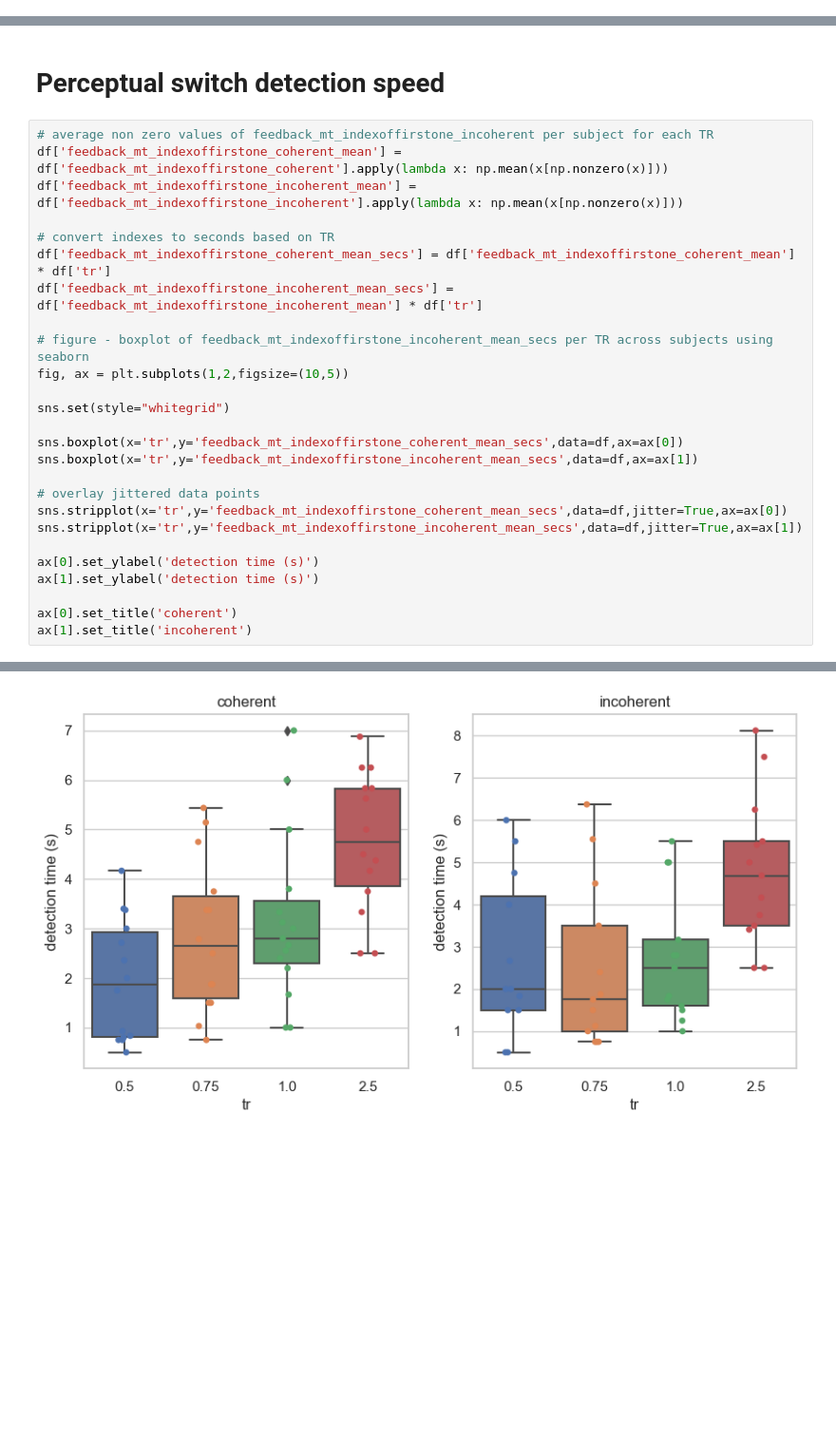
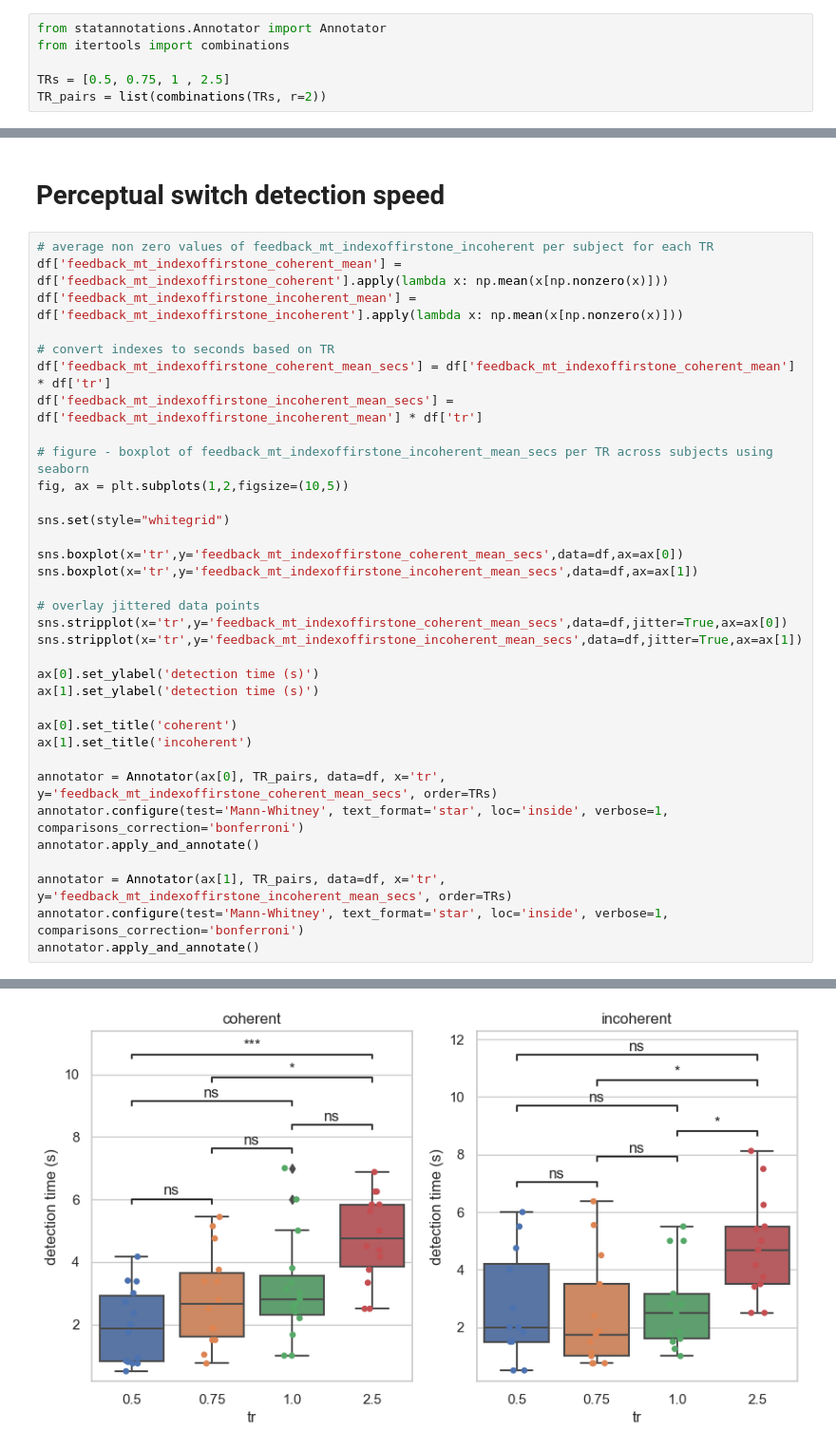
Before and after one commit to CIBIT-UC/vpmbtr, a Jupyter notebook: scripts/step-06_fc.ipynb, the cells around one changed output, grey strips where cells are left out. Shown at 95% size. Cells and saved outputs as stored; diff of their text form; blank space fills up the shorter version.

```diff
--- a/scripts/step-06_fc.ipynb
+++ b/scripts/step-06_fc.ipynb
@@ -331,5 +331,11 @@ for tr_idx,tr in enumerate(tr_list):
 # %% [markdown]
 # perceptual switch detection rate
+# %%
+from statannotations.Annotator import Annotator
+from itertools import combinations
+
+TRs = [0.5, 0.75, 1 , 2.5]
+TR_pairs = list(combinations(TRs, r=2))
 # %%
 # boxplot of n_ps_detected_mt_coherent per TR across subjects
 #d = df.loc[df['tr']==1,'n_ps_detected_mt_coherent']
@@ -376,4 +413,12 @@ ax[1].set_ylabel('detection time (s)')
 
 ax[0].set_title('coherent')
 ax[1].set_title('incoherent')
+
+annotator = Annotator(ax[0], TR_pairs, data=df, x='tr', y='feedback_mt_indexoffirstone_coherent_mean_secs', order=TRs)
+annotator.configure(test='Mann-Whitney', text_format='star', loc='inside', verbose=1, comparisons_correction='bonferroni')
+annotator.apply_and_annotate()
+
+annotator = Annotator(ax[1], TR_pairs, data=df, x='tr', y='feedback_mt_indexoffirstone_incoherent_mean_secs', order=TRs)
+annotator.configure(test='Mann-Whitney', text_format='star', loc='inside', verbose=1, comparisons_correction='bonferroni')
+annotator.apply_and_annotate()
 # %% [output]
@@ -381 +449 @@ Text(0.5, 1.0, 'incoherent')
-[figure, old version]
+[figure, new version]
```
Also changed, not shown: parts of 4 cells of this notebook.
